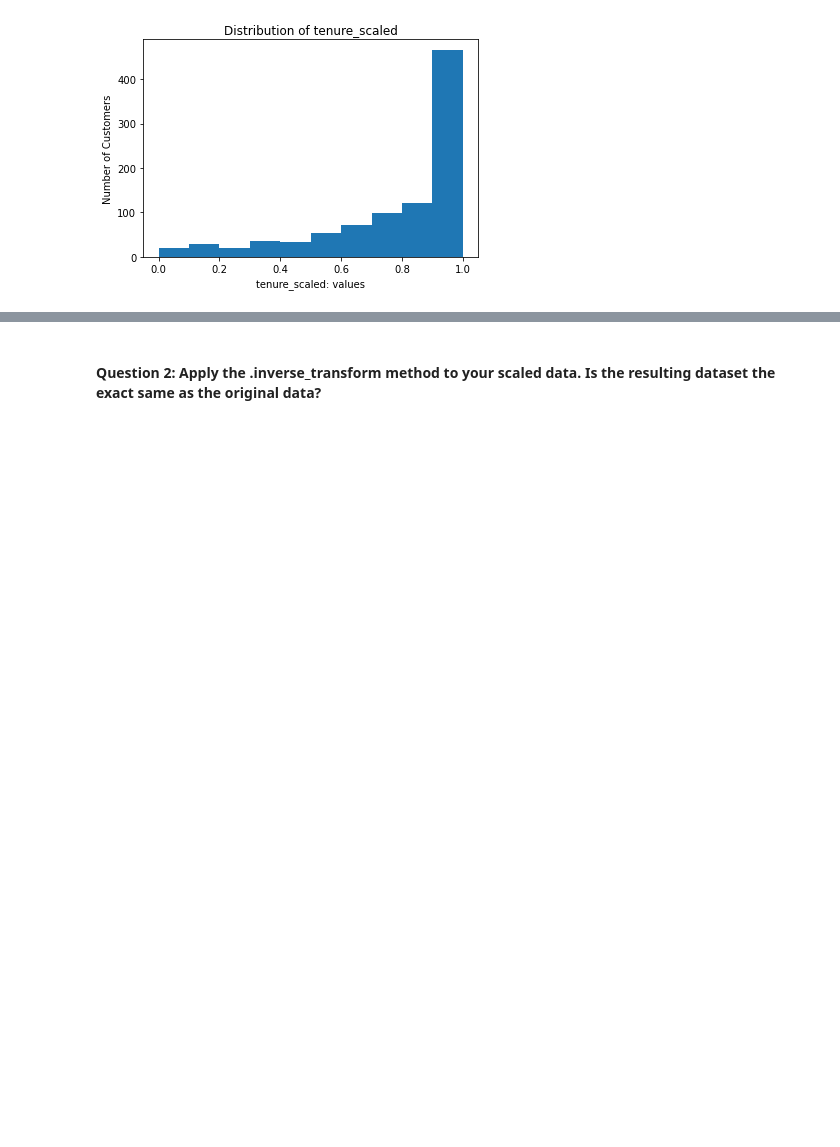
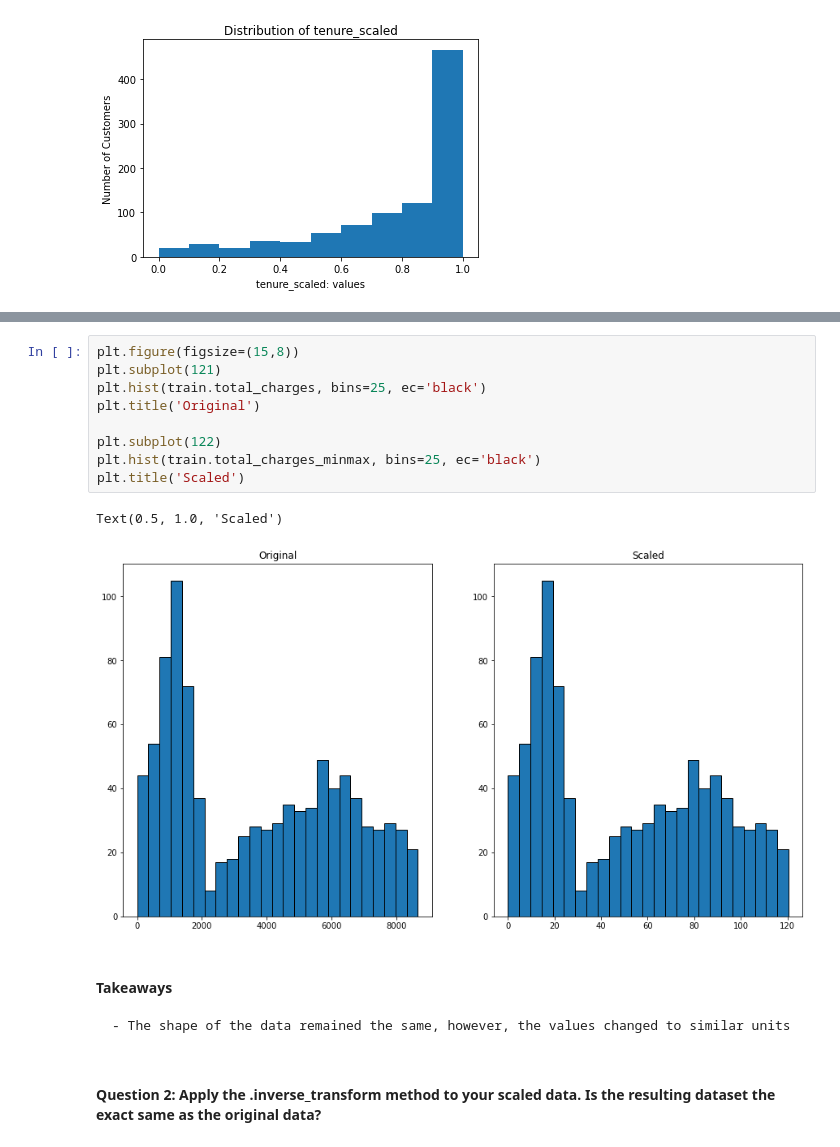
Before and after one commit to ForrestMccrosky/regression_exercises, a Jupyter notebook: scaling.ipynb, the cells around one changed output, grey strips where cells are left out. Drawn from its saved outputs; the diff is of its cells as text; blank space fills up the shorter version.

```diff
--- a/scaling.ipynb
+++ b/scaling.ipynb
@@ -104,2 +154,17 @@ graph_distributions(train)
+# %%
+plt.figure(figsize=(15,8))
+plt.subplot(121)
+plt.hist(train.total_charges, bins=25, ec='black')
+plt.title('Original')
+
+plt.subplot(122)
+plt.hist(train.total_charges_minmax, bins=25, ec='black')
+plt.title('Scaled')
+# %% [output]
+Text(0.5, 1.0, 'Scaled')
+[figure, added]
+# %% [markdown]
+#### Takeaways
+    - The shape of the data remained the same, however, the values changed to similar units
 # %% [markdown]
 #### Question 2: Apply the .inverse_transform method to your scaled data. Is the resulting dataset the exact same as the original data?
```
Also changed, not shown: parts of 4 cells of this notebook.
